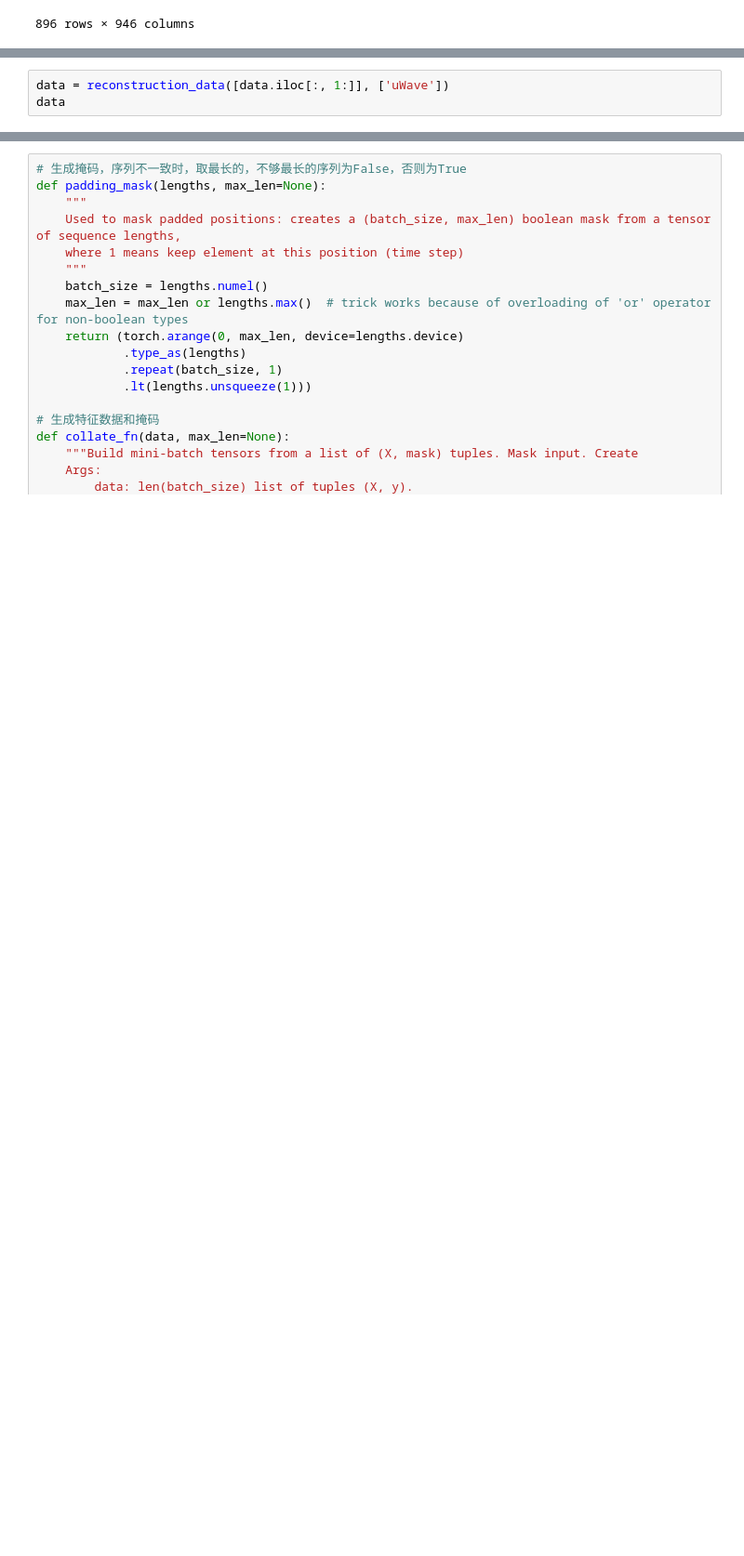
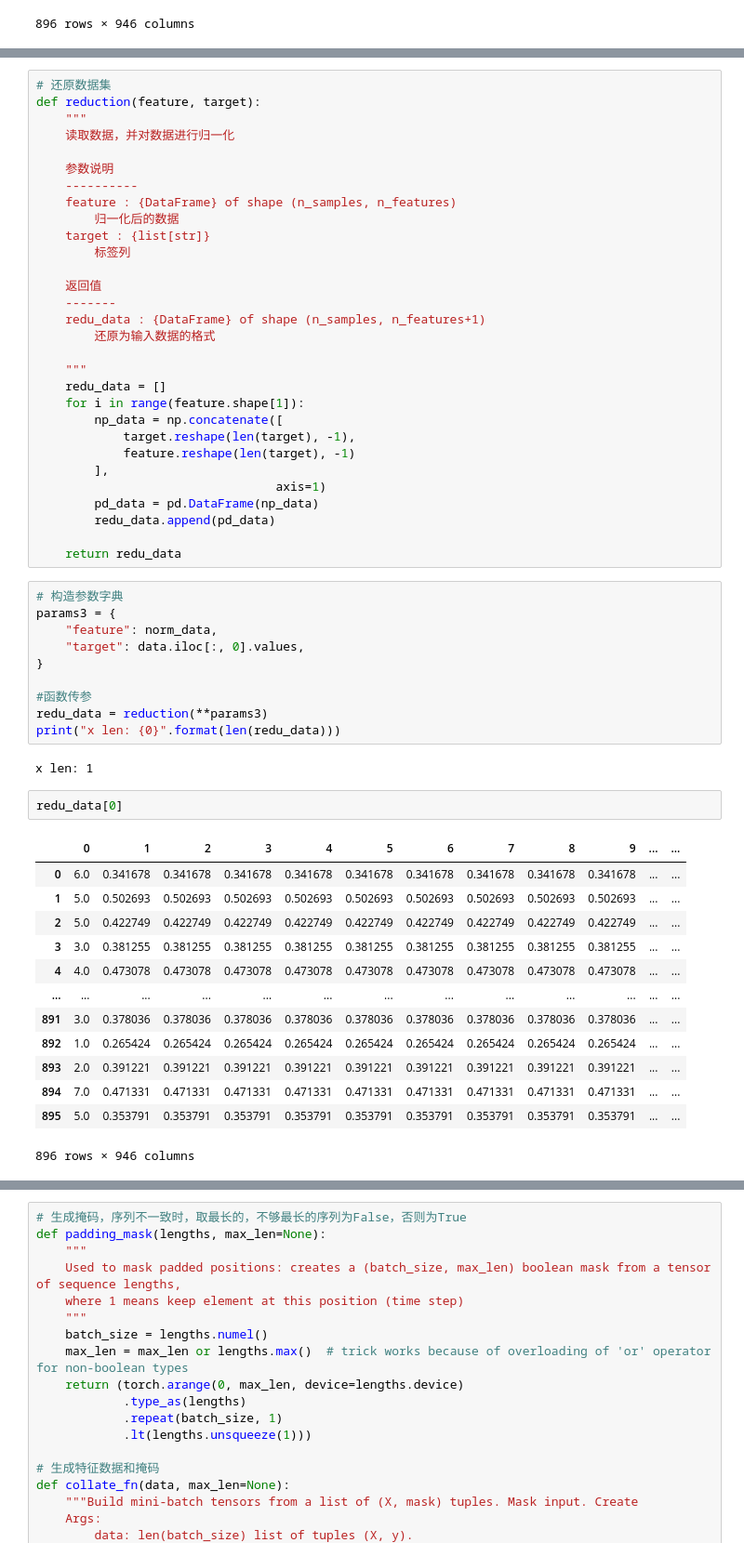
Before and after one commit to caoyuyu2021/src, a Jupyter notebook: 01.python/05.practice/02.time_series/src/15.时间序列.ipynb, the cells around one changed output, grey strips where cells are left out. Shown at 93% size. Cells and saved outputs as stored; diff of their text form; blank space fills up the shorter version.

```diff
--- a/01.python/05.practice/02.time_series/src/15.时间序列.ipynb
+++ b/01.python/05.practice/02.time_series/src/15.时间序列.ipynb
@@ -1009,6 +93,3 @@ def reconstruction_data(data, columns):
             df0 = pd.concat([df0, df1], axis=1)
 
     return df0
-# %%
-data = reconstruction_data([data.iloc[:, 1:]], ['uWave'])
-data
@@ -1033 +160,59 @@ x_scaler = x_scaler.fit(data.copy()[])
+# %%
+# 还原数据集
+def reduction(feature, target):
+    """
+    读取数据，并对数据进行归一化
+
+    参数说明
+    ----------
+    feature : {DataFrame} of shape (n_samples, n_features)
+        归一化后的数据
+    target : {list[str]}
+        标签列
+
+    返回值
+    -------
+    redu_data : {DataFrame} of shape (n_samples, n_features+1)
+        还原为输入数据的格式
+
+    """
+    redu_data = []
+    for i in range(feature.shape[1]):
+        np_data = np.concatenate([
+            target.reshape(len(target), -1),
+            feature.reshape(len(target), -1)
+        ],
+                                 axis=1)
+        pd_data = pd.DataFrame(np_data)
+        redu_data.append(pd_data)
+
+    return redu_data
+# %%
+# 构造参数字典
+params3 = {
+    "feature": norm_data,
+    "target": data.iloc[:, 0].values,
+}
+
+#函数传参
+redu_data = reduction(**params3)
+print("x len: {0}".format(len(redu_data)))
+# %% [output]
+x len: 1
+# %%
+redu_data[0]
+# %% [output]
+|  | 0 | 1 | 2 | 3 | 4 | 5 | 6 | 7 | 8 | 9 | ... | ... |
+| 0 | 6.0 | 0.341678 | 0.341678 | 0.341678 | 0.341678 | 0.341678 | 0.341678 | 0.341678 | 0.341678 | 0.341678 | ... | ... |
+| 1 | 5.0 | 0.502693 | 0.502693 | 0.502693 | 0.502693 | 0.502693 | 0.502693 | 0.502693 | 0.502693 | 0.502693 | ... | ... |
+| 2 | 5.0 | 0.422749 | 0.422749 | 0.422749 | 0.422749 | 0.422749 | 0.422749 | 0.422749 | 0.422749 | 0.422749 | ... | ... |
+| 3 | 3.0 | 0.381255 | 0.381255 | 0.381255 | 0.381255 | 0.381255 | 0.381255 | 0.381255 | 0.381255 | 0.381255 | ... | ... |
+| 4 | 4.0 | 0.473078 | 0.473078 | 0.473078 | 0.473078 | 0.473078 | 0.473078 | 0.473078 | 0.473078 | 0.473078 | ... | ... |
+| ... | ... | ... | ... | ... | ... | ... | ... | ... | ... | ... | ... | ... |
+| 891 | 3.0 | 0.378036 | 0.378036 | 0.378036 | 0.378036 | 0.378036 | 0.378036 | 0.378036 | 0.378036 | 0.378036 | ... | ... |
+| 892 | 1.0 | 0.265424 | 0.265424 | 0.265424 | 0.265424 | 0.265424 | 0.265424 | 0.265424 | 0.265424 | 0.265424 | ... | ... |
+| 893 | 2.0 | 0.391221 | 0.391221 | 0.391221 | 0.391221 | 0.391221 | 0.391221 | 0.391221 | 0.391221 | 0.391221 | ... | ... |
+| 894 | 7.0 | 0.471331 | 0.471331 | 0.471331 | 0.471331 | 0.471331 | 0.471331 | 0.471331 | 0.471331 | 0.471331 | ... | ... |
+| 895 | 5.0 | 0.353791 | 0.353791 | 0.353791 | 0.353791 | 0.353791 | 0.353791 | 0.353791 | 0.353791 | 0.353791 | ... | ... |
+896 rows × 946 columns
 # %%
```
Also changed, not shown: parts of 53 cells of this notebook, 4 other files.
